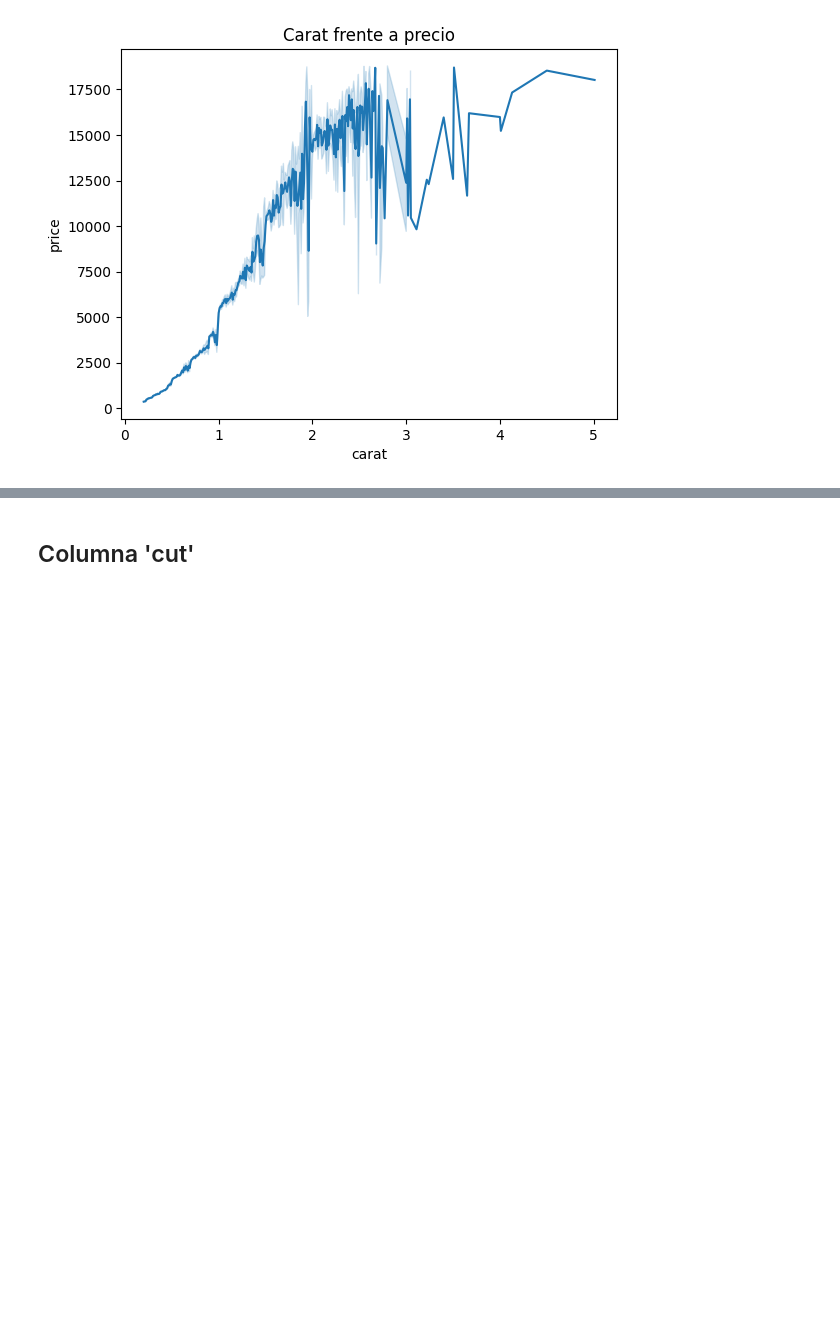
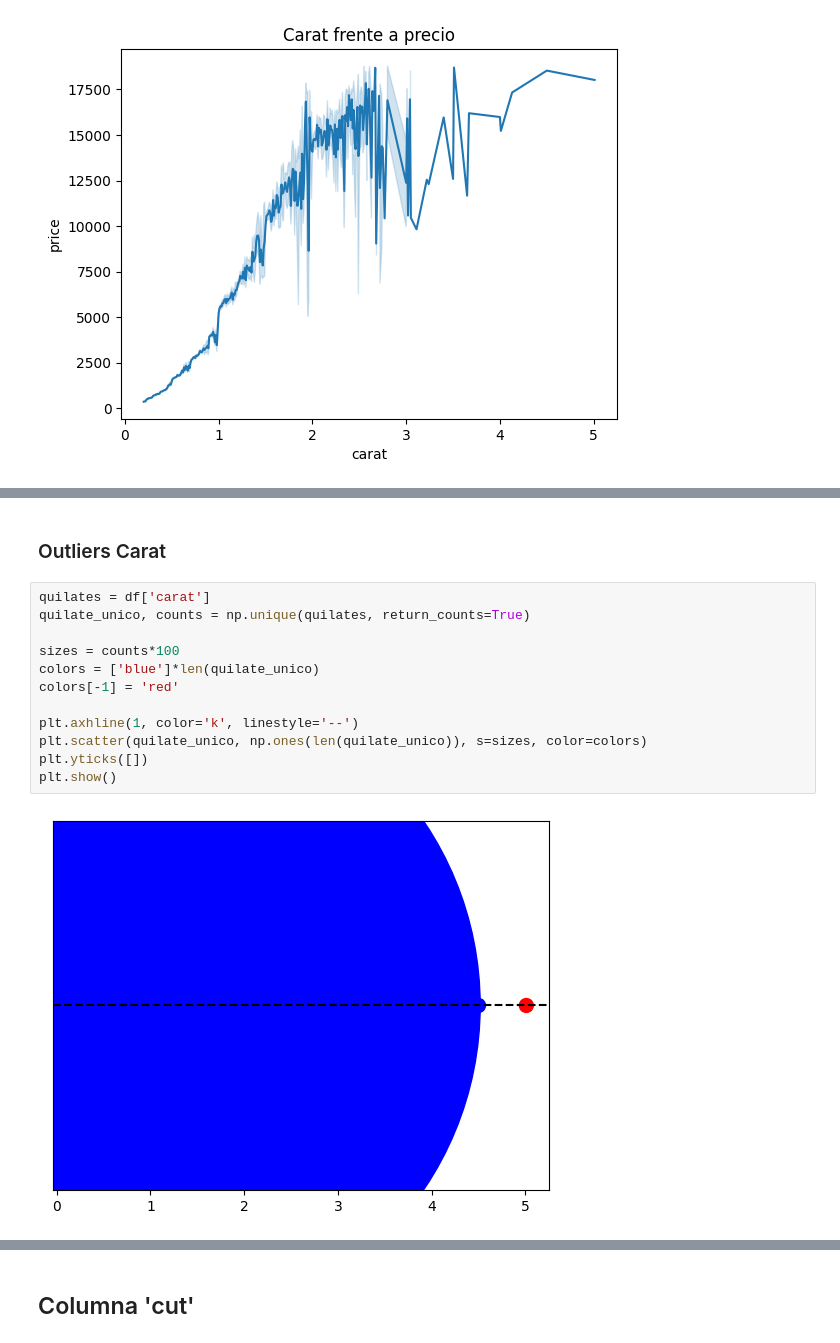
Before and after one commit to felixballestergoytia/EDA_-_ML_TheBridge, a Jupyter notebook: src/notebooks/01_EDA.ipynb, the cells around one changed output, grey strips where cells are left out. Cells and saved outputs as stored; diff of their text form; blank space fills up the shorter version.

```diff
--- a/src/notebooks/01_EDA.ipynb
+++ b/src/notebooks/01_EDA.ipynb
@@ -258,0 +259,16 @@ plt.show()
+# %% [markdown]
+### Outliers Carat
+# %%
+quilates = df['carat']
+quilate_unico, counts = np.unique(quilates, return_counts=True)
+
+sizes = counts*100
+colors = ['blue']*len(quilate_unico)
+colors[-1] = 'red'
+
+plt.axhline(1, color='k', linestyle='--')
+plt.scatter(quilate_unico, np.ones(len(quilate_unico)), s=sizes, color=colors)
+plt.yticks([])
+plt.show()
+# %% [output]
+[figure, added]
```
Also changed, not shown: parts of 5 cells of this notebook.
